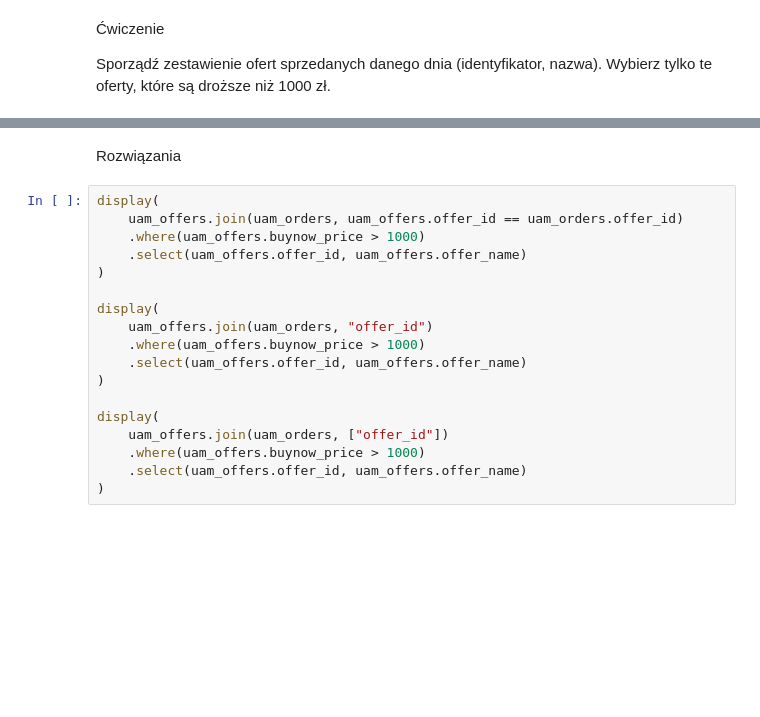
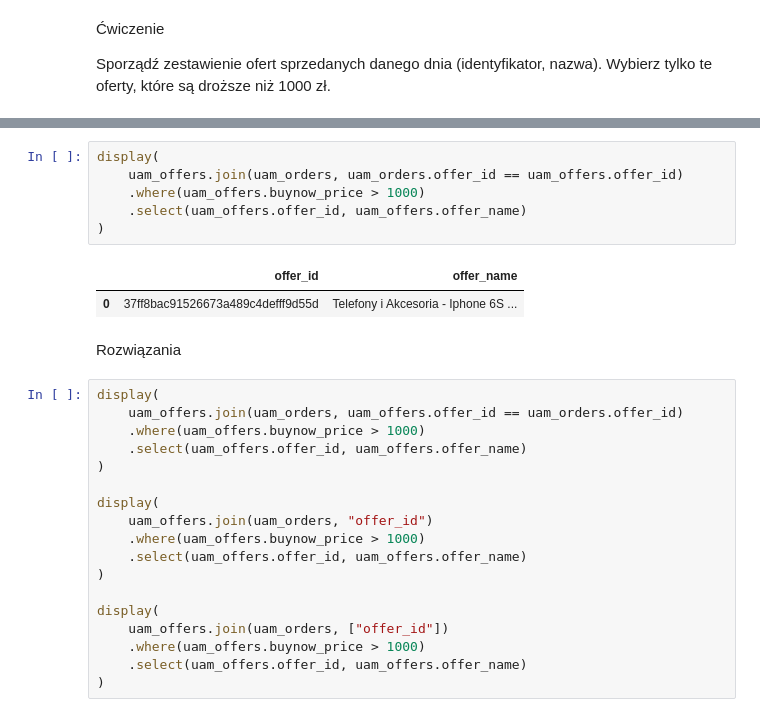
Before and after one commit to mkjmdski/spark-postgraduate-studies-devcontainer, a Jupyter notebook: notebooks/learning/PySpark - workshop.ipynb, the cells around one changed output, grey strips where cells are left out. Cells and saved outputs as stored; diff of their text form; blank space fills up the shorter version.

```diff
--- a/notebooks/learning/PySpark - workshop.ipynb
+++ b/notebooks/learning/PySpark - workshop.ipynb
@@ -850,3 +1058,12 @@ Sporządź zestawienie ofert sprzedanych danego dnia (identyfikator, nazwa). Wyb
+# %%
+display(
+    uam_offers.join(uam_orders, uam_orders.offer_id == uam_offers.offer_id)
+    .where(uam_offers.buynow_price > 1000)
+    .select(uam_offers.offer_id, uam_offers.offer_name)
+)
+# %% [output]
+|  | offer_id | offer_name |
+| 0 | 37ff8bac91526673a489c4defff9d55d | Telefony i Akcesoria - Iphone 6S ... |
 # %% [markdown]
 Rozwiązania
 # %%
```
Also changed, not shown: parts of 34 cells of this notebook, 1 other file.
